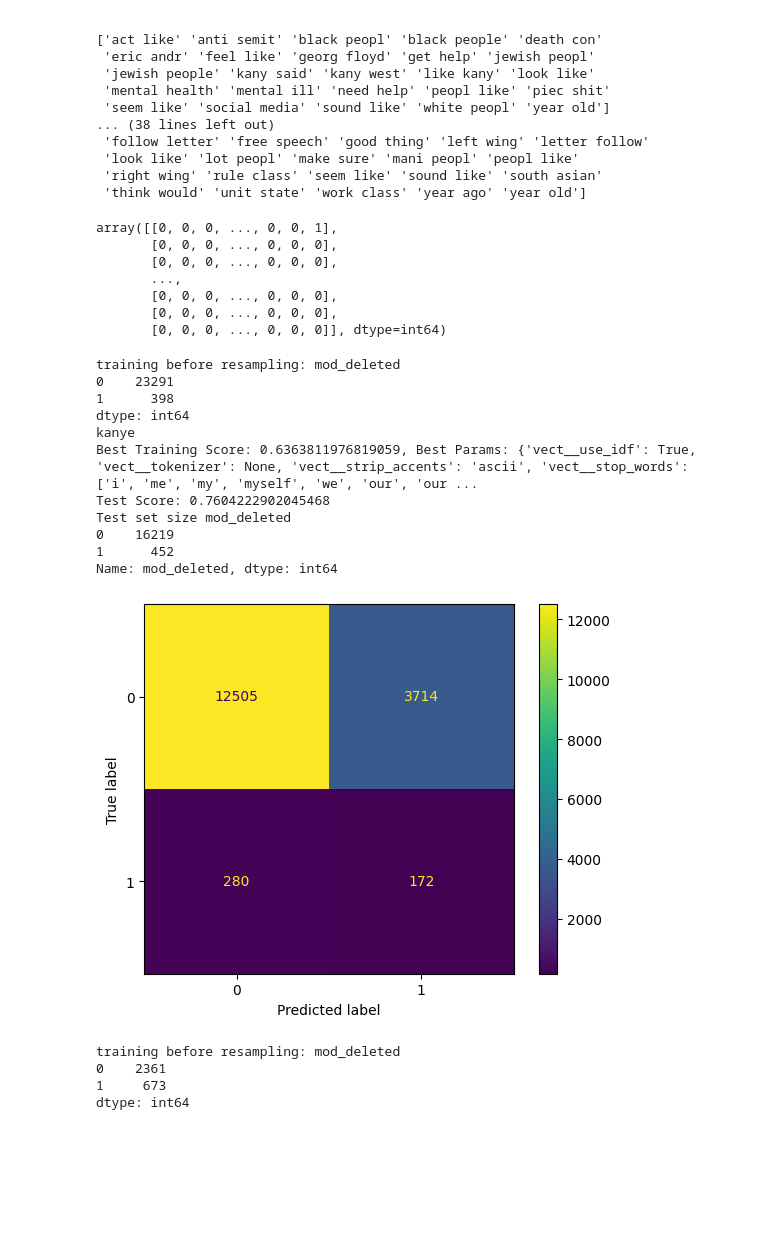
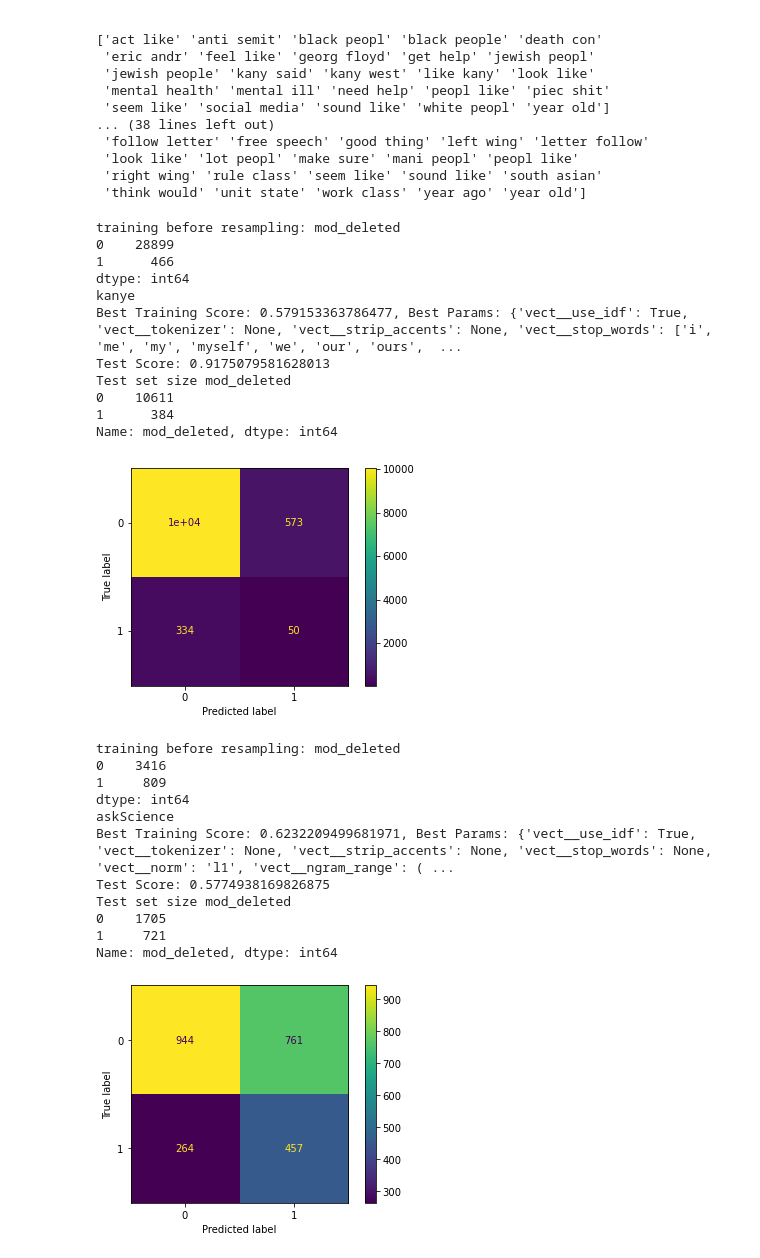
Before and after one commit to BrickGoat/reddit-comment-moderator, a Jupyter notebook: preprocess.ipynb, the cells around one changed output. Drawn from its saved outputs; the diff is of its cells as text; code cells hidden in the pictures; blank space fills up the shorter version.

Commit message:
model results

```diff
--- a/preprocess.ipynb
+++ b/preprocess.ipynb
@@ -136,27 +134,6 @@ kanye
  'look like' 'lot peopl' 'make sure' 'mani peopl' 'peopl like'
  'right wing' 'rule class' 'seem like' 'sound like' 'south asian'
  'think would' 'unit state' 'work class' 'year ago' 'year old']
-# %%
-comments_trans[0]
-# %% [output]
-array([[0, 0, 0, ..., 0, 0, 1],
-       [0, 0, 0, ..., 0, 0, 0],
-       [0, 0, 0, ..., 0, 0, 0],
-       ...,
-       [0, 0, 0, ..., 0, 0, 0],
-       [0, 0, 0, ..., 0, 0, 0],
-       [0, 0, 0, ..., 0, 0, 0]], dtype=int64)
-# %%
-#N-grams
-from sklearn.model_selection import GridSearchCV
-from sklearn.linear_model import LogisticRegression
-
-param_grid = {"countvectorizer__ngram_range":[(1, 2), (2, 5)],
-              "countvectorizer__min_df": [2, 3]
-             }
-
-grid = GridSearchCV(make_pipeline(CountVectorizer(analyzer="char"), LogisticRegression()), param_grid=param_grid,
-                                  cv=10, scoring="f1_macro", return_train_score=True)
 # %%
 from sklearn.model_selection import GroupShuffleSplit
 from sklearn.feature_extraction.text import TfidfVectorizer
@@ -174,23 +151,23 @@ x_cont = x[2:]
 x_text = 'comment_body'
 # %%
 from sklearn.linear_model import RidgeClassifier
-from sklearn.model_selection import ShuffleSplit
+from sklearn.model_selection import GroupShuffleSplit
 from sklearn.metrics import ConfusionMatrixDisplay
 
 #y is our target, what we are trying to predict. That is either deleted by mod or deleted by user (if deleted at all). Two splits.
 for i in range(len(dataframes)):
     df = dataframes[i]
-    tfidf = TfidfVectorizer(max_df=.5)
+    tfidf = TfidfVectorizer()
     # Use grouped split so that comments from a posts are not split between training & test set
     X = df[x]
     Y = df[y]
     Y = Y.apply(lambda x: "1" if x else "0")
-    gs = GroupShuffleSplit(n_splits=2, test_size=.5, random_state=0)
+    gs = GroupShuffleSplit(n_splits=2, test_size=.3, random_state=0)
     train_ind, test_ind = next(gs.split(X, Y, groups=X.postTag))
     X_test = X.iloc[test_ind].drop("postTag", axis=1)
     y_test = Y.iloc[test_ind]
     # Duplicate minority class to match majority class to avoid overfitting
-    X_train = X.iloc[train_ind].drop("postTag", axis=1)
+    X_train = X.iloc[train_ind]
 
     y_train = Y.iloc[train_ind]
     train = pd.concat([X_train, y_train], axis=1)
@@ -204,45 +181,55 @@ for i in range(len(dataframes)):
     y_train = train[y]
 
     # Create model pipeline & param_grids
-    param_grid = ({'vect__ngram_range': [(1,1), (1,4), (2,2), (1,8)],
+    param_grid = ({'vect__ngram_range': [(1,1), (2,2), (3,3), (4,4), (5,5), (1,4), (1,8), (1,12)],
                    'vect__stop_words': [stopwords.words('english'), None],
                    'vect__tokenizer': [None],
-                   'vect__max_features': [25, 50],
+                   'vect__max_features': [None, 25, 50, 75, 100],
                    'vect__use_idf': [True, False],
+                   'vect__max_df': np.arange(.4, .9, .05),
                    'vect__norm': ['l1', 'l2'],
                    'vect__strip_accents': ['ascii', None],
                    'clf__alpha': np.logspace(-4,2,5),
                    'clf__solver': ["sparse_cg", "sag"]
                   })
     pipeline = Pipeline([('vect', tfidf),
                         ('clf', RidgeClassifier(max_iter=100000))])
+    gss = GroupShuffleSplit(test_size=.3)
 
     grid = RandomizedSearchCV(estimator=pipeline,n_iter=100,n_jobs=-1, param_distributions=param_grid, return_train_score=True,
-                             cv=ShuffleSplit())
-    grid.fit(X_train, y_train)
+                             cv=gss)
+    grid.fit(X_train, y_train, groups=train["postTag"])
     print(subreddits[i])
     print(f"Best Training Score: {grid.best_score_}, Best Params: {grid.best_params_}")
     print(f"Test Score: {grid.score(X_test[x_text], y_test)}")
     print(f"Test set size {y_test.groupby(y_test).size()}")
     model = grid.best_estimator_
     y_pred = model.predict(X_test[x_text])
     ConfusionMatrixDisplay.from_predictions(y_test, y_pred)
     plt.show()
     print()
 # %% [output]
 training before resampling: mod_deleted
-0    23291
-1      398
+0    28899
+1      466
 dtype: int64
 kanye
-Best Training Score: 0.6363811976819059, Best Params: {'vect__use_idf': True, 'vect__tokenizer': None, 'vect__strip_accents': 'ascii', 'vect__stop_words': ['i', 'me', 'my', 'myself', 'we', 'our', 'our ...
-Test Score: 0.7604222902045468
+Best Training Score: 0.579153363786477, Best Params: {'vect__use_idf': True, 'vect__tokenizer': None, 'vect__strip_accents': None, 'vect__stop_words': ['i', 'me', 'my', 'myself', 'we', 'our', 'ours',  ...
+Test Score: 0.9175079581628013
 Test set size mod_deleted
-0    16219
-1      452
+0    10611
+1      384
 Name: mod_deleted, dtype: int64
-[figure, old version]
+[figure, new version]
 training before resampling: mod_deleted
-0    2361
-1     673
+0    3416
+1     809
 dtype: int64
+askScience
+Best Training Score: 0.6232209499681971, Best Params: {'vect__use_idf': True, 'vect__tokenizer': None, 'vect__strip_accents': None, 'vect__stop_words': None, 'vect__norm': 'l1', 'vect__ngram_range': ( ...
+Test Score: 0.5774938169826875
+Test set size mod_deleted
+0    1705
+1     721
+Name: mod_deleted, dtype: int64
+[figure, added]
```
Also changed, not shown: parts of 3 cells of this notebook.
